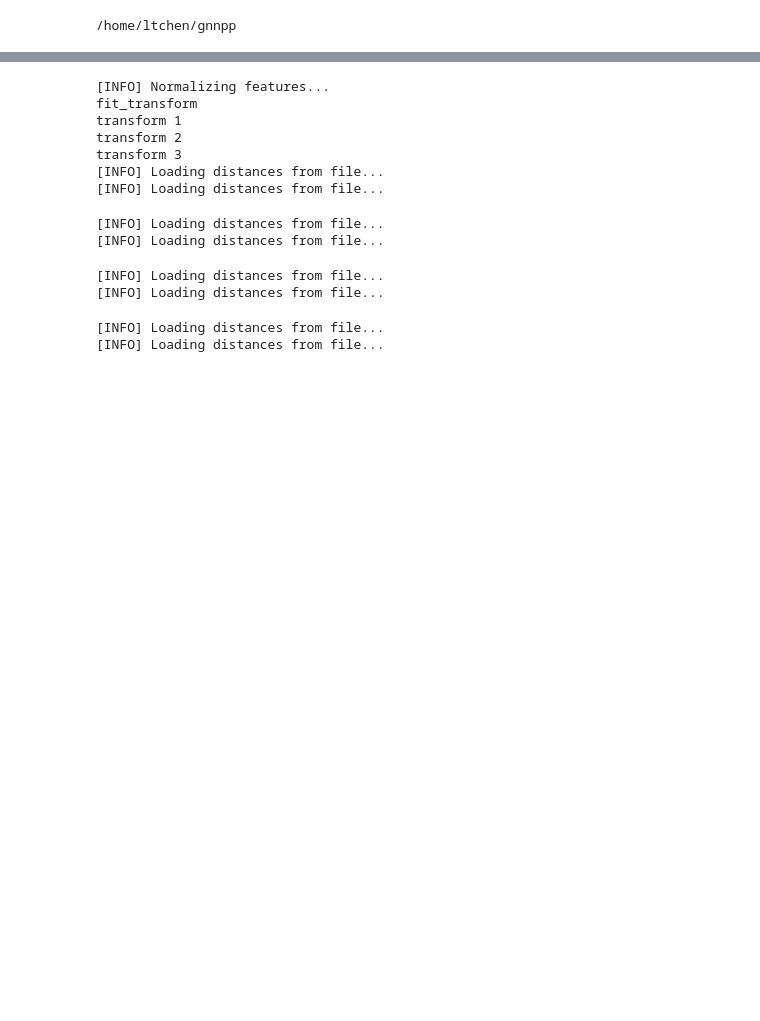
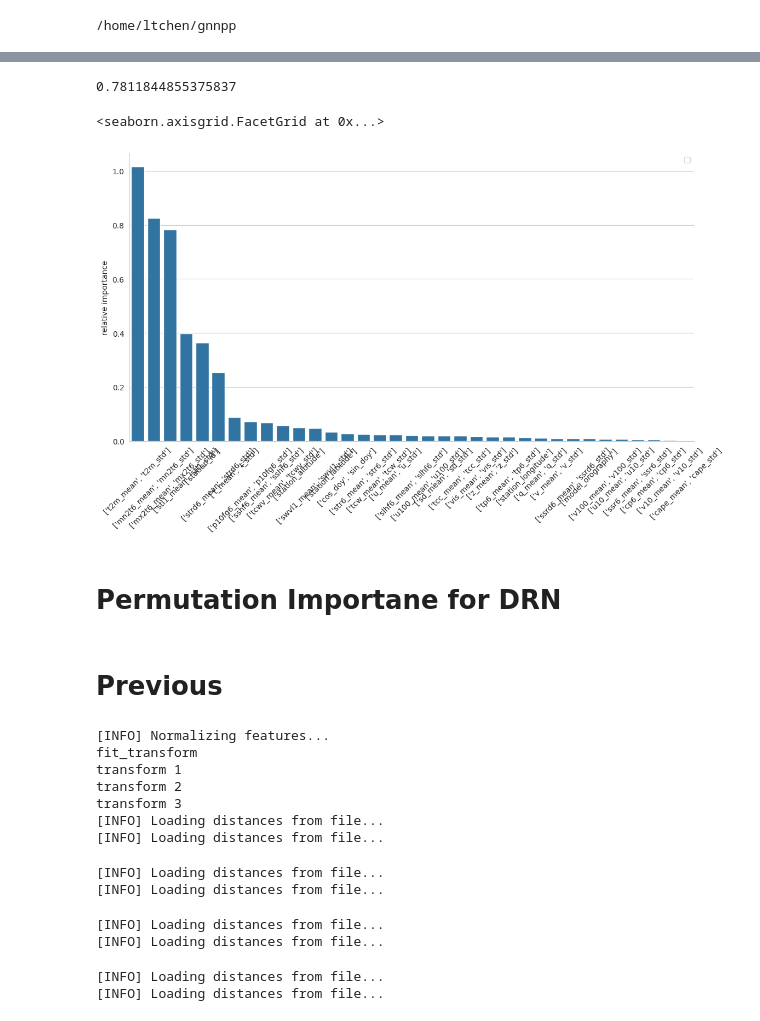
Before and after one commit to leachen01/gnnpp, a Jupyter notebook: exploration/explainability/permutation_study.ipynb, the cells around one changed output, grey strips where cells are left out. Saved outputs shown, nothing was run; the diff lists cells and outputs as text; code cells hidden in the pictures; blank space fills up the shorter version.

Commit message:
fix permutation importance

```diff
--- a/exploration/explainability/permutation_study.ipynb
+++ b/exploration/explainability/permutation_study.ipynb
@@ -62,20 +242,0 @@ config = args_dict
-# %%
-graphs1_train_rf, tests1 = normalize_features_and_create_graphs1(df_train=dataframes['train'], df_valid_test=[dataframes['valid'], dataframes['test_rf'], dataframes['test_f']], station_df=dataframes['stations'], attributes=["geo"], edges=[("geo", 50)], sum_stats = True)
-graphs1_valid_rf, graphs1_test_rf, graphs1_test_f = tests1
-
-g1_train_loader = DataLoader(graphs1_train_rf, batch_size=config['batch_size'], shuffle=True)
-g1_valid_loader = DataLoader(graphs1_valid_rf, batch_size=config['batch_size'], shuffle=True)
-g1_test_f_loader = DataLoader(graphs1_test_f, batch_size=config['batch_size'], shuffle=False)
-g1_test_rf_loader = DataLoader(graphs1_test_rf, batch_size=config['batch_size'], shuffle=False)
-
-train_loader = g1_train_loader
-valid_loader = g1_valid_loader
-test_f_loader = g1_test_f_loader
-test_rf_loader = g1_test_rf_loader
-test_loader = [test_f_loader, test_rf_loader]
-
-emb_dim = 20
-in_channels = graphs1_train_rf[0].x.shape[1] + emb_dim - 1
-edge_dim = graphs1_train_rf[0].num_edge_features
-# max_epochs = max_epoch_list[graph_name]
-num_nodes = graphs1_train_rf[0].num_nodes
@@ -87,0 +334,7 @@ transform 3
+# %%
+columns = []
+columns += [f'CRPS_shuff{i}' for i in range(times_to_shuff)]
+crps_values_to_cols = pd.DataFrame(df_crps['CRPS_values'].tolist(), columns=columns)
+df_combined = pd.concat([df_crps.drop(columns=['CRPS_values']), crps_values_to_cols], axis=1)
+df_combined.to_csv(os.path.join(RESULTPATH, f'shuff{times_to_shuff}_permutation_importance_{data_type}.csv'), index=False)
+df_combined
@@ -87,0 +449,22 @@ transform 3
+# %%
+import seaborn as sns
+sns.set_style("whitegrid")
+# c = [get_color(lead_time)(0.6) for lead_time in ["24h", "72h", "120h"]]
+sorted_pi = df_combined.sort_values(by='CRPS_mean', ascending=False)
+crps_value = float([line for line in open(os.path.join(RESULTPATH, f"{data_type}.txt")) if line.startswith('Final crps:')][0].split(':')[1])
+print(crps_value)
+sorted_pi['Relative'] = (sorted_pi['CRPS_mean'] - crps_value) / crps_value
+g = sns.catplot(data=sorted_pi, kind="bar",
+                x='Feature', y="Relative", errorbar="CRPS_std", height=6, aspect=2,
+                legend_out=None)
+g.set_axis_labels("", "relative importance")
+g.legend.set_title("")
+
+g.set(ylim=(0, None))
+
+# Rotate x-axis labels by 45 degrees
+g.set_xticklabels(rotation=45)
+# %% [output]
+0.7811844855375837
+<seaborn.axisgrid.FacetGrid at 0x...>
+[figure, added]
@@ -88,3 +487,7 @@ transform 3
+# %% [markdown]
+# Permutation Importane for DRN
+# %% [markdown]
+# Previous
 # %%
 graphs4_train_rf, tests4 = normalize_features_and_create_graphs1(df_train=dataframes['train'], df_valid_test=[dataframes['valid'], dataframes['test_rf'], dataframes['test_f']], station_df=dataframes['stations'], attributes=["dist2", "dist3"], edges=[("dist2", 0.003), ("dist3", 0.0073)], sum_stats = True)
 graphs4_valid_rf, graphs4_test_rf, graphs4_test_f = tests4
```
Also changed, not shown: parts of 24 cells of this notebook, 5 other files.
